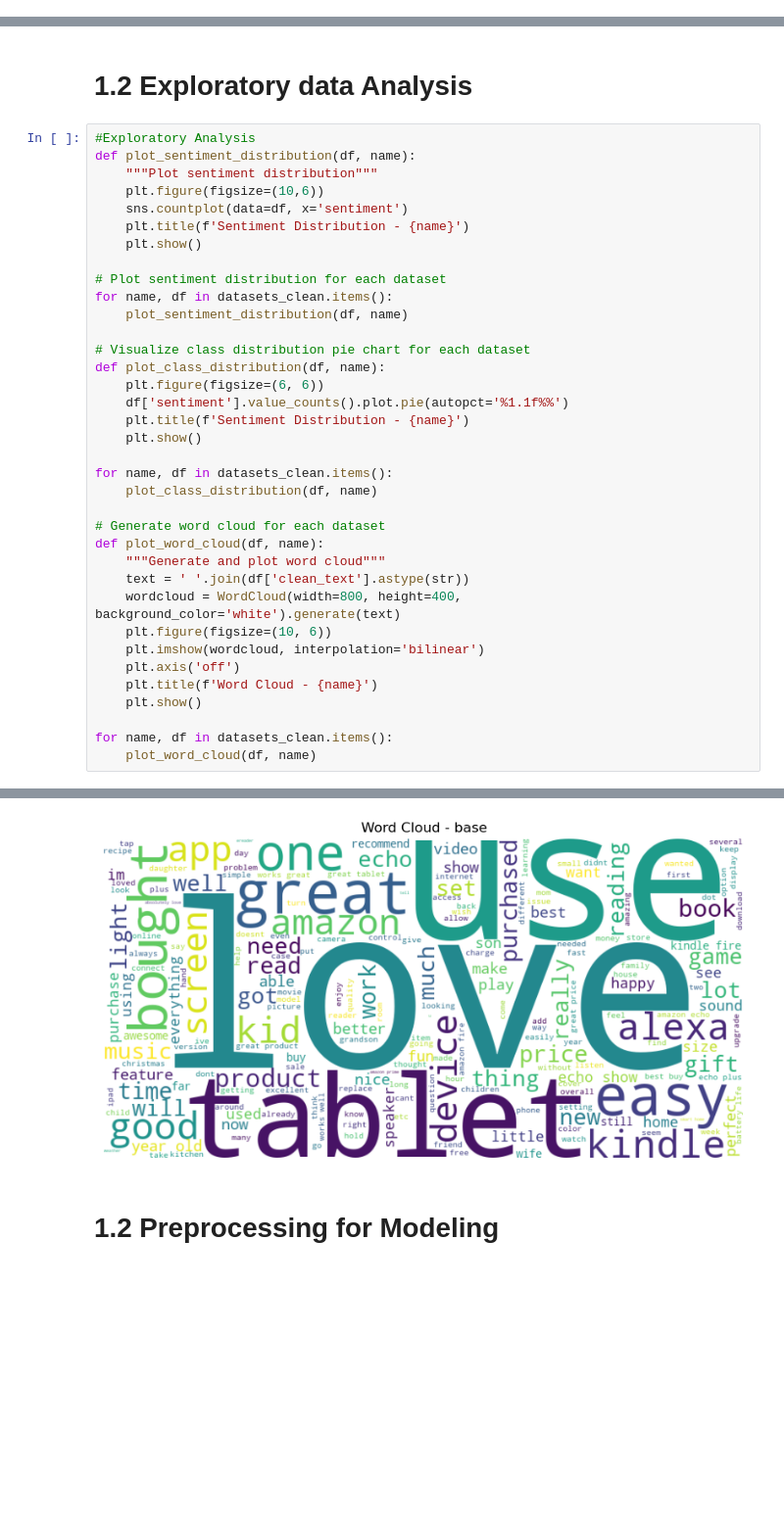
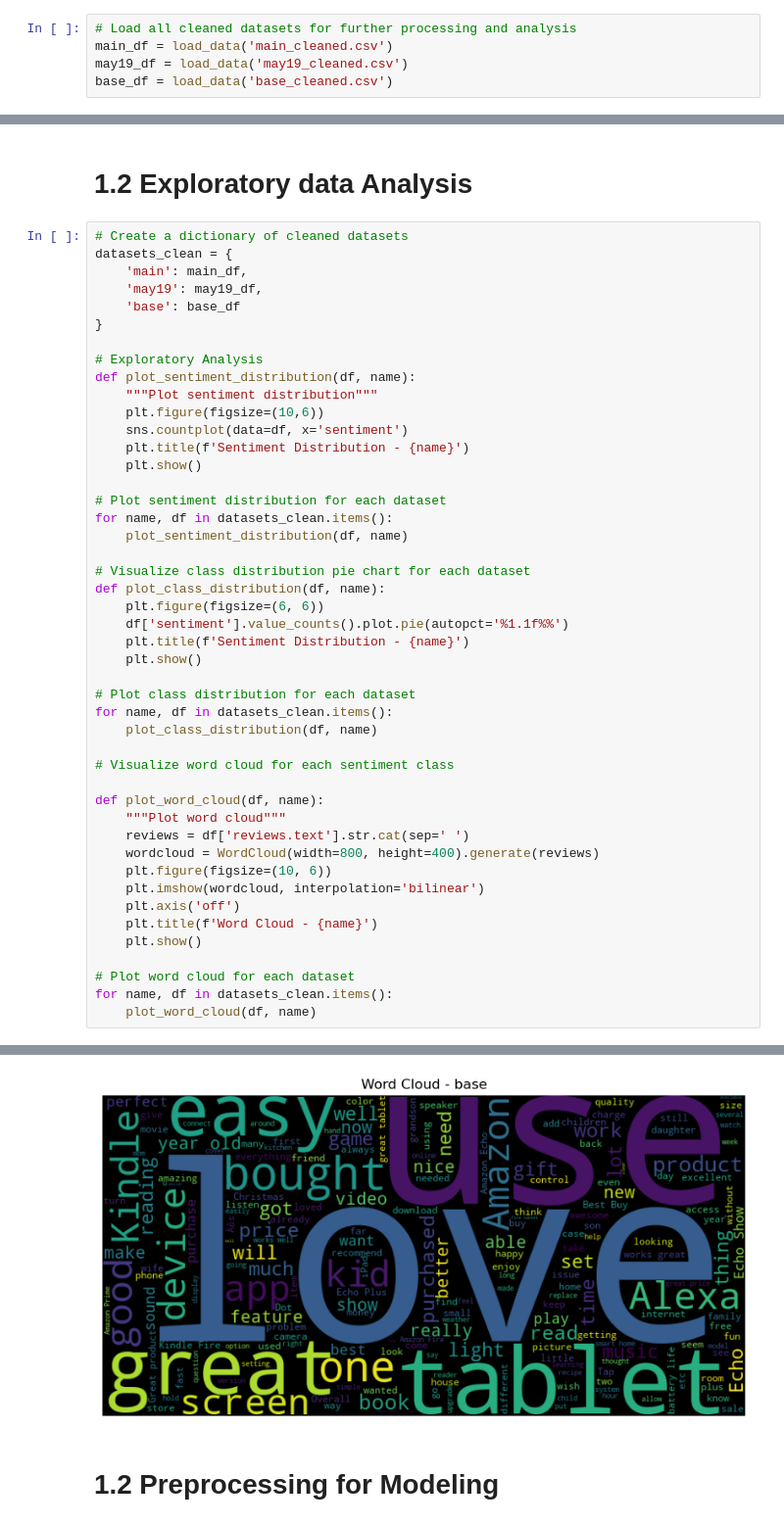
Before and after one commit to solvedbrunus/Project-3---IronHack, a Jupyter notebook: amazon_nlp.ipynb, the cells around one changed output, grey strips where cells are left out. Shown at 98% size. Cells and saved outputs as stored; diff of their text form; blank space fills up the shorter version.

```diff
--- a/amazon_nlp.ipynb
+++ b/amazon_nlp.ipynb
@@ -272,0 +348,5 @@ ValueError: Could not interpret value `rating` for `x`. An entry with this name
+# %%
+# Load all cleaned datasets for further processing and analysis
+main_df = load_data('main_cleaned.csv')
+may19_df = load_data('may19_cleaned.csv')
+base_df = load_data('base_cleaned.csv')
@@ -273,7 +357,14 @@ ValueError: Could not interpret value `rating` for `x`. An entry with this name
 # %% [markdown]
 # 1.2 Exploratory data Analysis
 # %%
-#Exploratory Analysis
+# Create a dictionary of cleaned datasets
+datasets_clean = {
+    'main': main_df,
+    'may19': may19_df,
+    'base': base_df
+}
+
+# Exploratory Analysis
 def plot_sentiment_distribution(df, name):
     """Plot sentiment distribution"""
     plt.figure(figsize=(10,6))
@@ -292,20 +383,23 @@ def plot_class_distribution(df, name):
     plt.title(f'Sentiment Distribution - {name}')
     plt.show()
 
+# Plot class distribution for each dataset
 for name, df in datasets_clean.items():
     plot_class_distribution(df, name)
 
-# Generate word cloud for each dataset
+# Visualize word cloud for each sentiment class
+
 def plot_word_cloud(df, name):
-    """Generate and plot word cloud"""
-    text = ' '.join(df['clean_text'].astype(str))
-    wordcloud = WordCloud(width=800, height=400, background_color='white').generate(text)
+    """Plot word cloud"""
+    reviews = df['reviews.text'].str.cat(sep=' ')
+    wordcloud = WordCloud(width=800, height=400).generate(reviews)
     plt.figure(figsize=(10, 6))
     plt.imshow(wordcloud, interpolation='bilinear')
     plt.axis('off')
     plt.title(f'Word Cloud - {name}')
     plt.show()
 
+# Plot word cloud for each dataset
 for name, df in datasets_clean.items():
     plot_word_cloud(df, name)
 # %% [output]
@@ -320,3 +414,3 @@ for name, df in datasets_clean.items():
-[figure, old version]
+[figure, new version]
 # %% [markdown]
 # 1.2 Preprocessing for Modeling
```
Also changed, not shown: parts of 37 cells of this notebook, 3 other files.
